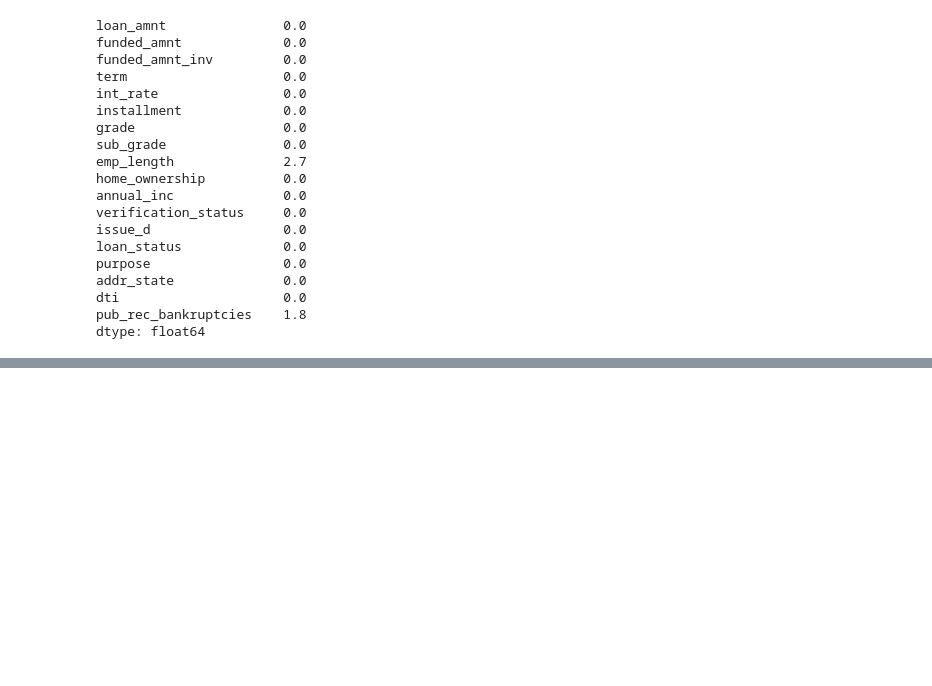
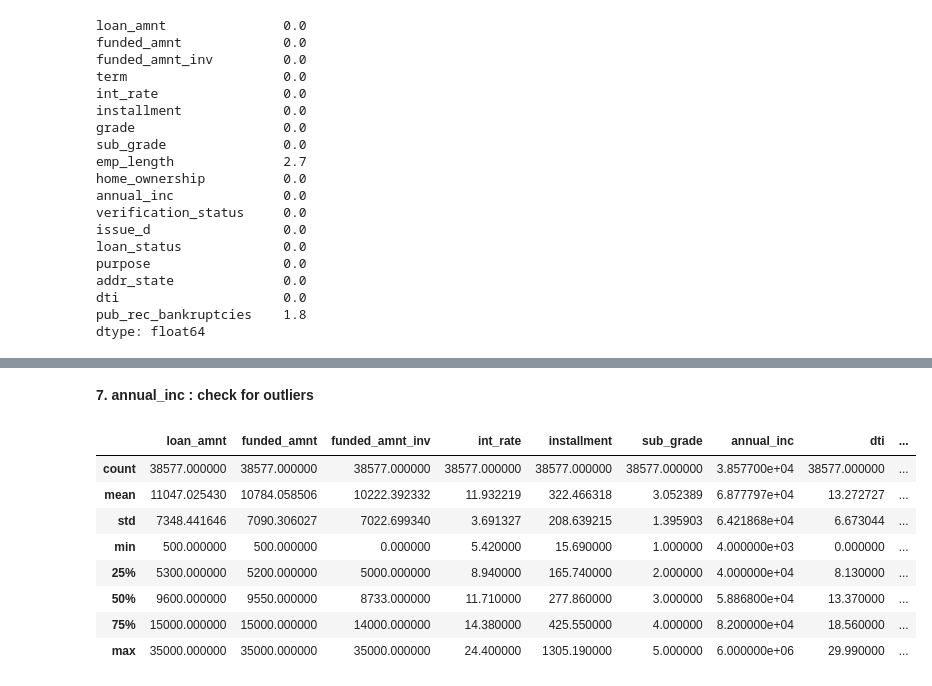
Before and after one commit to shagunp/Lending_CaseStudy, a Jupyter notebook: Andrea_Shagun.ipynb, the cells around one changed output, grey strips where cells are left out. Drawn from its saved outputs; the diff is of its cells as text; code cells hidden in the pictures; blank space fills up the shorter version.

```diff
--- a/Andrea_Shagun.ipynb
+++ b/Andrea_Shagun.ipynb
@@ -275,0 +439,14 @@ maybe can remove more columns like policy_code
+# %% [markdown]
+**7. annual_inc : check for outliers**
+# %%
+inp2.describe()
+# %% [output]
+|  | loan_amnt | funded_amnt | funded_amnt_inv | int_rate | installment | sub_grade | annual_inc | dti | ... |
+| count | 38577.000000 | 38577.000000 | 38577.000000 | 38577.000000 | 38577.000000 | 38577.000000 | 3.857700e+04 | 38577.000000 | ... |
+| mean | 11047.025430 | 10784.058506 | 10222.392332 | 11.932219 | 322.466318 | 3.052389 | 6.877797e+04 | 13.272727 | ... |
+| std | 7348.441646 | 7090.306027 | 7022.699340 | 3.691327 | 208.639215 | 1.395903 | 6.421868e+04 | 6.673044 | ... |
+| min | 500.000000 | 500.000000 | 0.000000 | 5.420000 | 15.690000 | 1.000000 | 4.000000e+03 | 0.000000 | ... |
+| 25% | 5300.000000 | 5200.000000 | 5000.000000 | 8.940000 | 165.740000 | 2.000000 | 4.000000e+04 | 8.130000 | ... |
+| 50% | 9600.000000 | 9550.000000 | 8733.000000 | 11.710000 | 277.860000 | 3.000000 | 5.886800e+04 | 13.370000 | ... |
+| 75% | 15000.000000 | 15000.000000 | 14000.000000 | 14.380000 | 425.550000 | 4.000000 | 8.200000e+04 | 18.560000 | ... |
+| max | 35000.000000 | 35000.000000 | 35000.000000 | 24.400000 | 1305.190000 | 5.000000 | 6.000000e+06 | 29.990000 | ... |
```
Also changed, not shown: parts of 60 cells of this notebook.
